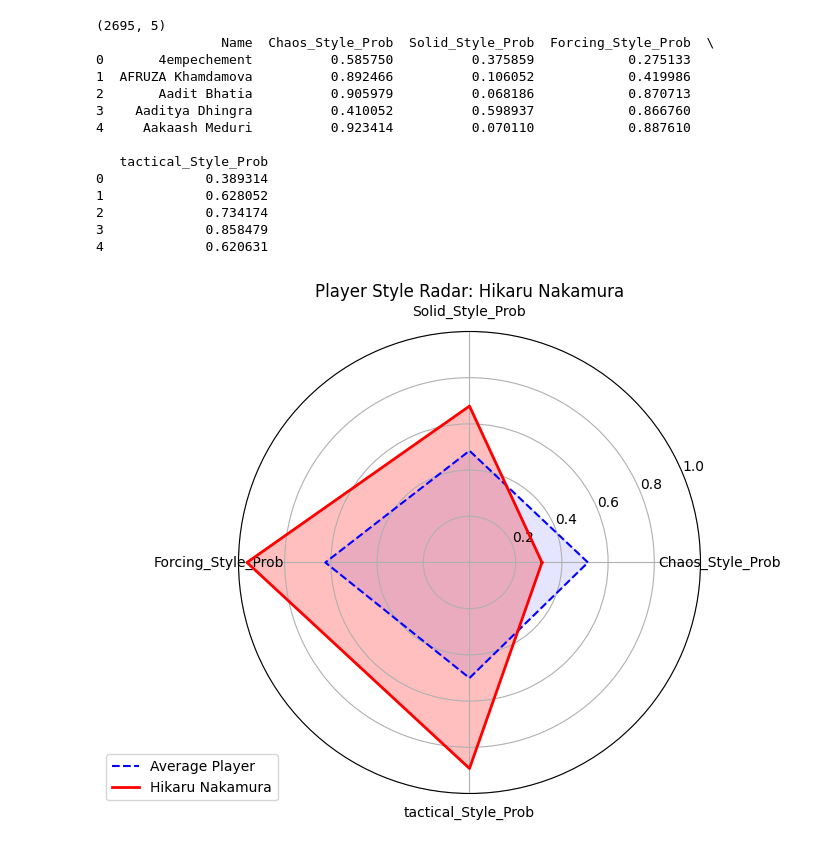
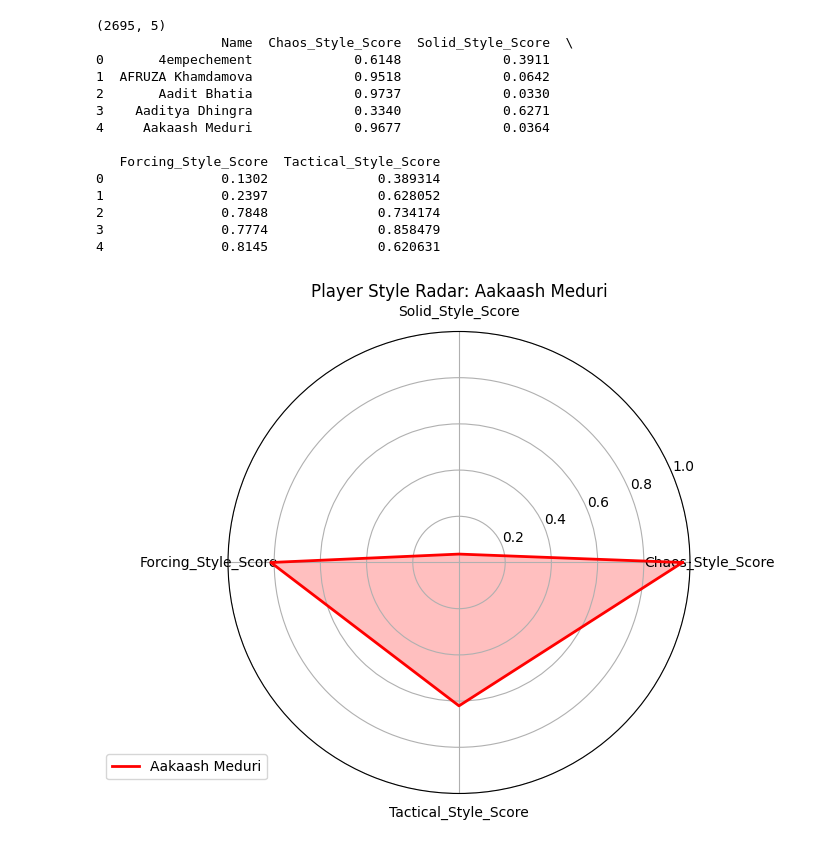
Before and after one commit to zZimablueee/Chess, a Jupyter notebook: player-cluster/radar_chart.ipynb, the cells around one changed output. Cells and saved outputs as stored; diff of their text form; code cells hidden in the pictures.

```diff
--- a/player-cluster/radar_chart.ipynb
+++ b/player-cluster/radar_chart.ipynb
@@ -4,10 +4,10 @@ from sklearn.pipeline import Pipeline
 from sklearn.preprocessing import StandardScaler
 import matplotlib.pyplot as plt
 import numpy as np
-csv0=r"C:\Users\Administrator\Desktop\Chess\player-cluster\player_style_results_chaos.csv"
-csv1=r"C:\Users\Administrator\Desktop\Chess\player-cluster\player_style_results_solid.csv"
-csv2=r"C:\Users\Administrator\Desktop\Chess\player-cluster\player_style_results_forcing.csv"
-csv3=r"C:\Users\Administrator\Desktop\Chess\player-cluster\player_style_results_tactical.csv"
+csv0=r"C:\Users\Administrator\Desktop\Chess\player-cluster\chaos_results.csv"
+csv1=r"C:\Users\Administrator\Desktop\Chess\player-cluster\solid_results.csv"
+csv2=r"C:\Users\Administrator\Desktop\Chess\player-cluster\forcing_results.csv"
+csv3=r"C:\Users\Administrator\Desktop\Chess\player-cluster\tactical_results.csv"
 # %%
 df0 = pd.read_csv(csv0)
 df1 = pd.read_csv(csv1)
@@ -15,58 +15,59 @@ df2 = pd.read_csv(csv2)
 df3 = pd.read_csv(csv3)
 
 df_all = (
-    df0
-    .merge(df1, on="Name", how="left")
-    .merge(df2, on="Name", how="left")
-    .merge(df3[['Name', 'tactical_Style_Prob']], on="Name", how="left")
+    (df0[['Name','Chaos_Style_Score']])
+    .merge(df1[['Name','Solid_Style_Score']], on="Name", how="left")
+    .merge(df2[['Name','Forcing_Style_Score']], on="Name", how="left")
+    .merge(df3[['Name', 'Tactical_Style_Score']], on="Name", how="left")
 )
 
 print(df_all.shape)
 print(df_all.head())
 # %% [output]
 (2695, 5)
-                Name  Chaos_Style_Prob  Solid_Style_Prob  Forcing_Style_Prob  \
-0       4empechement          0.585750          0.375859            0.275133
-1  AFRUZA Khamdamova          0.892466          0.106052            0.419986
-2       Aadit Bhatia          0.905979          0.068186            0.870713
-3    Aaditya Dhingra          0.410052          0.598937            0.866760
-4     Aakaash Meduri          0.923414          0.070110            0.887610
+                Name  Chaos_Style_Score  Solid_Style_Score  \
+0       4empechement             0.6148             0.3911
+1  AFRUZA Khamdamova             0.9518             0.0642
+2       Aadit Bhatia             0.9737             0.0330
+3    Aaditya Dhingra             0.3340             0.6271
+4     Aakaash Meduri             0.9677             0.0364
 
-   tactical_Style_Prob
-0             0.389314
-1             0.628052
-2             0.734174
-3             0.858479
-4             0.620631
+   Forcing_Style_Score  Tactical_Style_Score
+0               0.1302              0.389314
+1               0.2397              0.628052
+2               0.7848              0.734174
+3               0.7774              0.858479
+4               0.8145              0.620631
 # %%
 style_cols = [col for col in df_all.columns if col != "Name"]
 average_scores = df_all[style_cols].mean().values
 
-player_name = "Hikaru Nakamura"  # 比如你想画 "MagnusCarlsen"
+player_name = "Aakaash Meduri"  # 比如你想画 "MagnusCarlsen"
 player = df_all[df_all['Name'] == player_name].iloc[0]
 player_scores = player[style_cols].values
 
 num_vars = len(style_cols)
 angles = np.linspace(0, 2 * np.pi, num_vars, endpoint=False).tolist()
 #雷达图
 player_scores = np.concatenate((player_scores, [player_scores[0]]))
 average_scores = np.concatenate((average_scores, [average_scores[0]]))
 angles += angles[:1]
 fig, ax = plt.subplots(figsize=(6,6), subplot_kw=dict(polar=True))
 
-ax.plot(angles, average_scores, color='blue', linewidth=1.5, linestyle='--', label='Average Player')
-ax.fill(angles, average_scores, color='blue', alpha=0.1) # alpha=0.1 让填充非常淡
+#平均水平
+#ax.plot(angles, average_scores, color='blue', linewidth=1.5, linestyle='--', label='Average Player')
+#ax.fill(angles, average_scores, color='blue', alpha=0.1) # alpha=0.1 让填充非常淡
 
 ax.plot(angles, player_scores, color='r', linewidth=2, linestyle='solid', label=player_name)
 ax.fill(angles, player_scores, color='r', alpha=0.25)
 
 #刻度标签
 ax.set_xticks(angles[:-1])
 ax.set_xticklabels(style_cols)
 ax.set_ylim(0, 1)
 
 plt.title(f"Player Style Radar: {player_name}")
 plt.legend(loc='upper right', bbox_to_anchor=(0.1, 0.1))
 plt.show()
 # %% [output]
-[figure, old version]
+[figure, new version]
```
Also changed, not shown: 14 other files.
